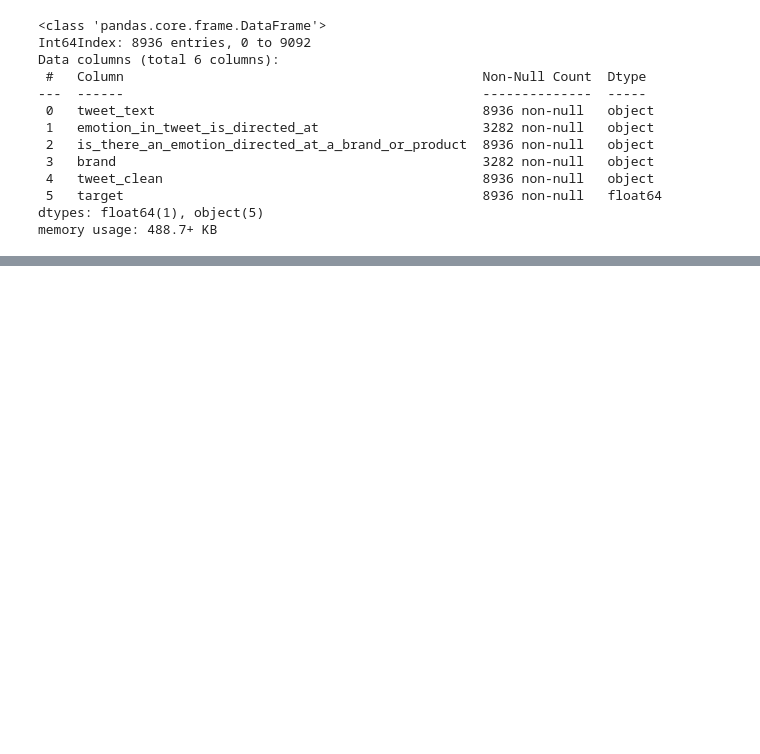
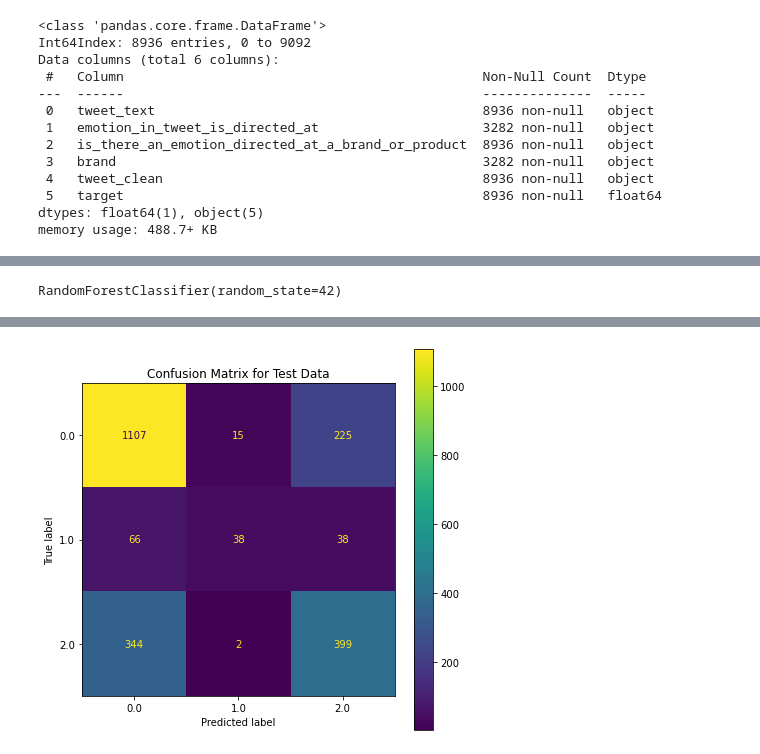
Before and after one commit to dvdhartsman/NLP-Sentiment-Analysis, a Jupyter notebook: Reyn work notebook.ipynb, the cells around one changed output, grey strips where cells are left out. Cells and saved outputs as stored; diff of their text form; code cells hidden in the pictures; blank space fills up the shorter version.

```diff
--- a/Reyn work notebook.ipynb
+++ b/Reyn work notebook.ipynb
@@ -175,0 +445,8 @@ X_train, X_test, y_train, y_test = train_test_split(X,y, random_state = 10)
+# %%
+rndm_tfidf = RandomForestClassifier(random_state=42)
+rndm_tfidf.fit(X_res, y_res)
+# %% [output]
+RandomForestClassifier(random_state=42)
+# %%
+rndm_tfidf1 = Mult_Model("RNDM TFIDF Vect", rndm_tfidf, tfidf, X_train_tfidf, X_test_tfidf, y_train, y_test)
+# %% [output]
@@ -175,0 +455 @@ X_train, X_test, y_train, y_test = train_test_split(X,y, random_state = 10)
+[figure, added]
```
Also changed, not shown: parts of 37 cells of this notebook, 2 other files.
